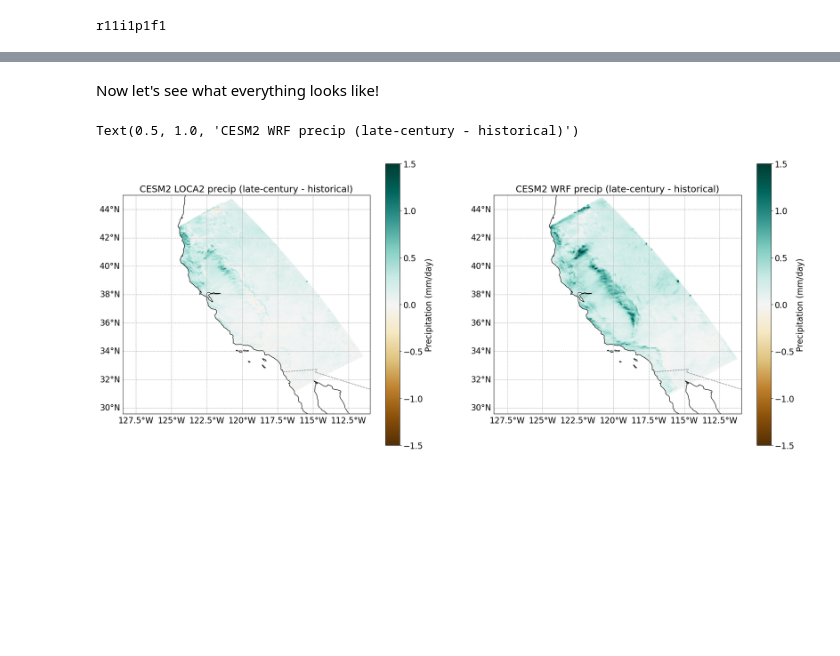
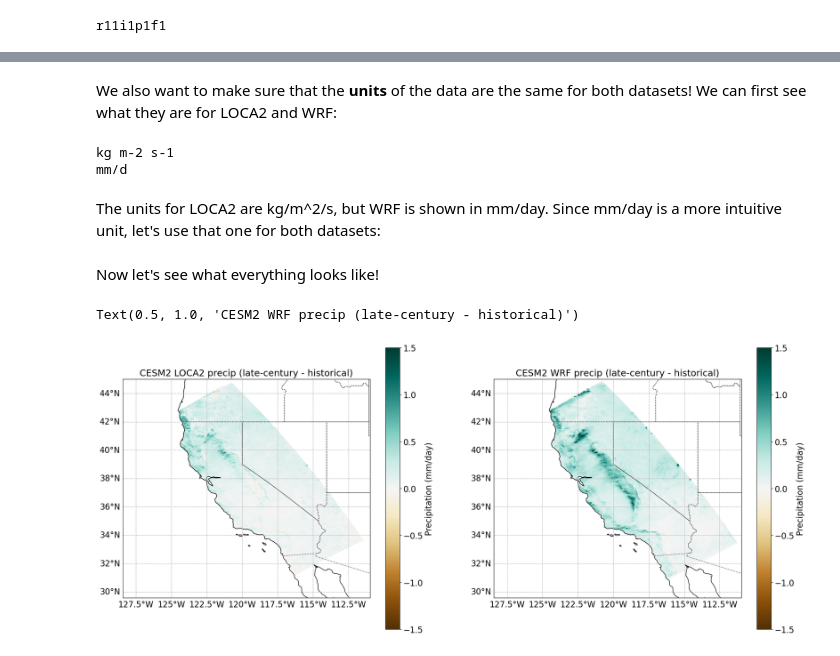
Before and after one commit to tommats00/Cal-Adapt-diagnostics, a Jupyter notebook: 1. Mapping Downscaled Products.ipynb, the cells around one changed output, grey strips where cells are left out. Cells and saved outputs as stored; diff of their text form; code cells hidden in the pictures; blank space fills up the shorter version.

```diff
--- a/1. Mapping Downscaled Products.ipynb
+++ b/1. Mapping Downscaled Products.ipynb
@@ -672 +668,13 @@ cesm2_loca_diff_pr = cesm2_loca_diff_pr * 86400
+# %% [markdown]
+We also want to make sure that the **units** of the data are the same for both datasets! We can first see what they are for LOCA2 and WRF:
+# %%
+# Display units for LOCA2, WRF data
+print(cesm2_locadata_late.pr.units)
+
+print(cesm2_wrfdata_late.prec.units)
+# %% [output]
+kg m-2 s-1
+mm/d
+# %% [markdown]
+The units for LOCA2 are kg/m^2/s, but WRF is shown in mm/day. Since mm/day is a more intuitive unit, let's use that one for both datasets:
 # %%
@@ -684,41 +692,41 @@ fig, axes = plt.subplots(ncols=2, figsize=(24, 10), subplot_kw={"projection": ma
 plot1 = axes[0].pcolormesh(cesm2_loca_diff.lon, cesm2_loca_diff.lat, cesm2_loca_diff_pr,
                            transform=map, cmap="BrBG", vmin=-1.5, vmax=1.5)
 
-# Add coastlines, borders, and gridlines
+# Add coastlines, state borders, and gridlines
 axes[0].add_feature(cfeature.COASTLINE)
-axes[0].add_feature(cfeature.BORDERS, linestyle=":")
+axes[0].add_feature(cfeature.STATES, linestyle=":")
 gl1 = axes[0].gridlines(draw_labels=True, linestyle="--")
 gl1.top_labels = False
 gl1.right_labels = False
 gl1.xlabel_style = {'size': 16}
 gl1.ylabel_style = {'size': 16}
 
 # Add colorbar
 cbar1 = plt.colorbar(plot1, ax=axes[0], orientation='vertical', pad=0.05)
 cbar1.set_label("Precipitation (mm/day)", fontsize=16)
 cbar1.ax.tick_params(labelsize=16)
 
 axes[0].set_title("CESM2 LOCA2 precip (late-century - historical)", fontsize=18)
 
 # Subplot 2: WRF
 plot2 = axes[1].pcolormesh(cesm2_wrf_diff.lon, cesm2_wrf_diff.lat, cesm2_wrf_diff_pr,
                            transform=map, cmap="BrBG", vmin=-1.5, vmax=1.5)
 
-# Add coastlines, borders, and gridlines
+# Add coastlines, state borders, and gridlines
 axes[1].add_feature(cfeature.COASTLINE)
-axes[1].add_feature(cfeature.BORDERS, linestyle=":")
+axes[1].add_feature(cfeature.STATES, linestyle=":")
 gl1 = axes[1].gridlines(draw_labels=True, linestyle="--")
 gl1.top_labels = False
 gl1.right_labels = False
 gl1.xlabel_style = {'size': 16}
 gl1.ylabel_style = {'size': 16}
 
 # Add colorbar
 cbar1 = plt.colorbar(plot2, ax=axes[1], orientation='vertical', pad=0.05)
 cbar1.set_label("Precipitation (mm/day)", fontsize=16)
 cbar1.ax.tick_params(labelsize=16)
 
 axes[1].set_title("CESM2 WRF precip (late-century - historical)", fontsize=18)
 # %% [output]
 Text(0.5, 1.0, 'CESM2 WRF precip (late-century - historical)')
-[figure, old version]
+[figure, new version]
```
Also changed, not shown: parts of 20 cells of this notebook, 9 other files.
